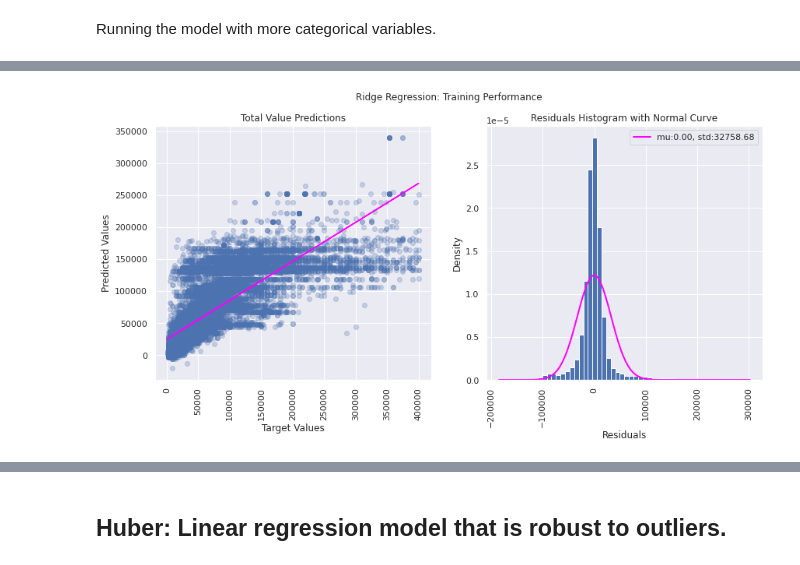
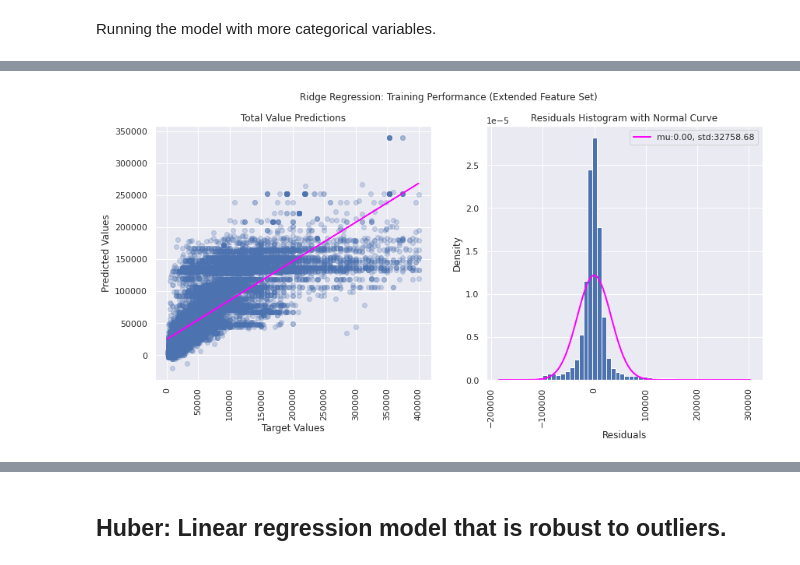
Before and after one commit to KatBCN/ML-PropertyAssessment, a Jupyter notebook: ML_Modeling_LinearRegression2_PropertyAssessment_Buffalo.ipynb, the cells around one changed output, grey strips where cells are left out. Cells and saved outputs as stored; diff of their text form; code cells hidden in the pictures.

```diff
--- a/ML_Modeling_LinearRegression2_PropertyAssessment_Buffalo.ipynb
+++ b/ML_Modeling_LinearRegression2_PropertyAssessment_Buffalo.ipynb
@@ -838,6 +866,6 @@ Target values:  SBL
 Name: Total Value, dtype: float64
 # %%
 # create visualizations to evaluate performance
-getPredictionPlot(train_y, y_pred_train, "Ridge Regression: Training Performance")
+getPredictionPlot(train_y, y_pred_train, "Ridge Regression: Training Performance (Extended Feature Set)")
 # %% [output]
-[figure, old version]
+[figure, new version]
```
Also changed, not shown: parts of 24 cells of this notebook.
